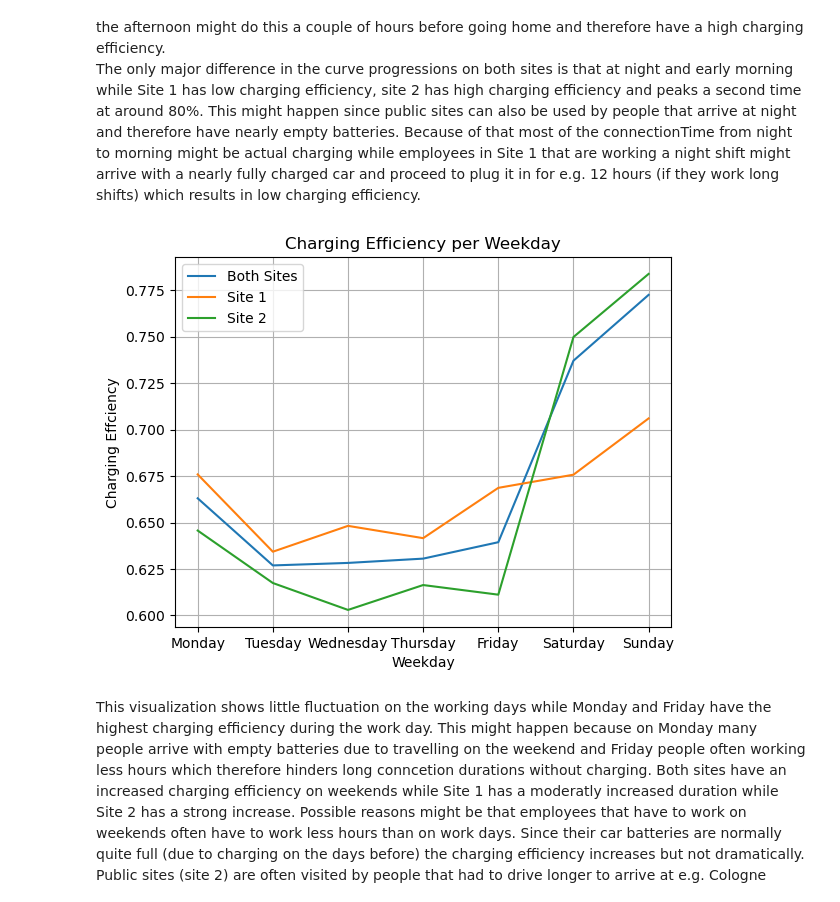
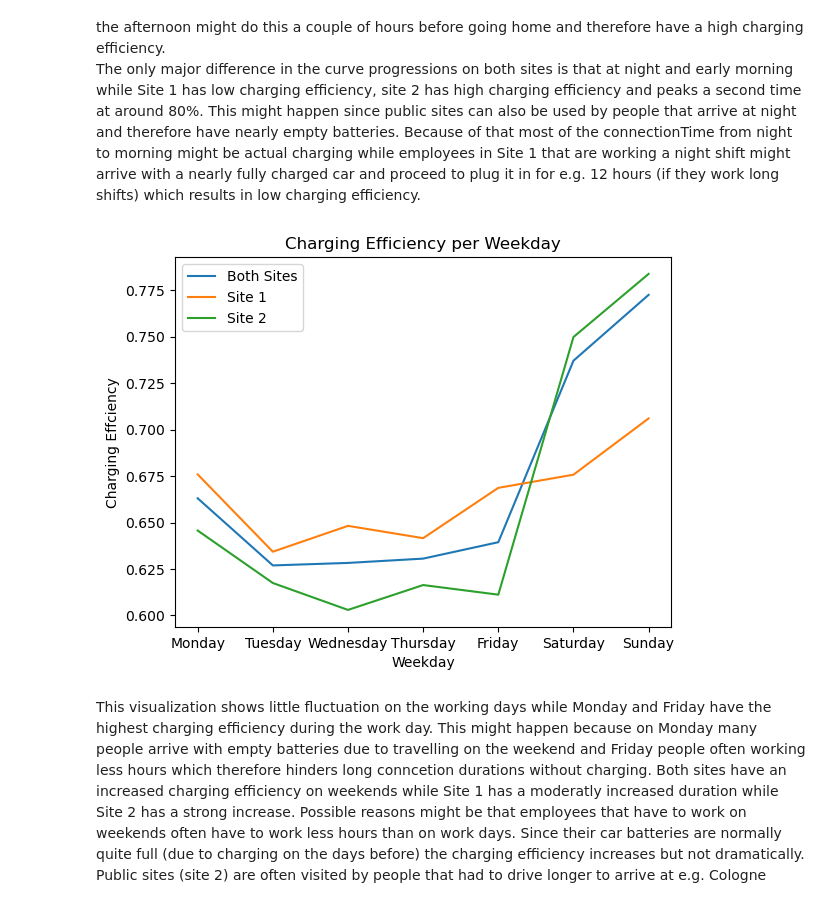
Before and after one commit to JakobJetter/AA_Project_WS2526, a Jupyter notebook: 02_Descriptive_Analytics/key_performance_indicators.ipynb, the cells around one changed output. Cells and saved outputs as stored; diff of their text form; code cells hidden in the pictures.

```diff
--- a/02_Descriptive_Analytics/key_performance_indicators.ipynb
+++ b/02_Descriptive_Analytics/key_performance_indicators.ipynb
@@ -219,21 +215,20 @@ The only major difference in the curve progressions on both sites is that at nig
 # %%
 efficiency_per_weekday = charging_data_weekdays["chargingEfficiency"].mean()
 efficiency_per_weekday_site1 = site1_weekdays["chargingEfficiency"].mean()
 efficiency_per_weekday_site2 = site2_weekdays["chargingEfficiency"].mean()
 
 plt.figure()
 plt.plot(efficiency_per_weekday.index, efficiency_per_weekday.values, label="Both Sites")
 plt.plot(efficiency_per_weekday_site1.index, efficiency_per_weekday_site1.values, label="Site 1")
 plt.plot(efficiency_per_weekday_site2.index, efficiency_per_weekday_site2.values, label="Site 2")
 plt.xlabel("Weekday")
 plt.ylabel("Charging Effciency")
 plt.title("Charging Efficiency per Weekday")
 plt.xticks(range(7), labels=weekdays)
-plt.grid(True)
 plt.legend()
 plt.show()
 # %% [output]
-[figure, old version]
+[figure, new version]
 # %% [markdown]
 This visualization shows little fluctuation on the working days while Monday and Friday have the highest charging efficiency during the work day. This might happen because on Monday many people arrive with empty batteries due to travelling on the weekend and Friday people often working less hours which therefore hinders long conncetion durations without charging. Both sites have an increased charging efficiency on weekends while Site 1 has a moderatly increased duration while Site 2 has a strong increase. Possible reasons might be that employees that have to work on weekends often have to work less hours than on work days. Since their car batteries are normally quite full (due to charging on the days before) the charging efficiency increases but not dramatically. Public sites (site 2) are often visited by people that had to drive longer to arrive at e.g. Cologne which results in their car battery being more empty. Additionally these type of visitors often park on weekends for only a couple of hours while they are e.g. visiting the city. Therefore the connectionTime is decreases and they have a lot to charge which results in a high charging efficiency.
 # %%
```
Also changed, not shown: parts of 8 cells of this notebook.
